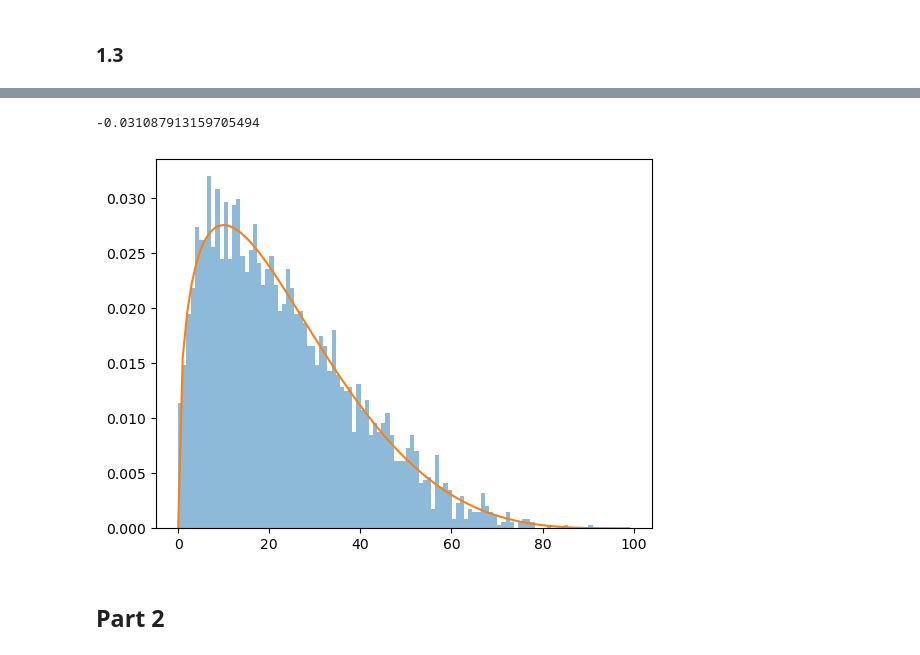
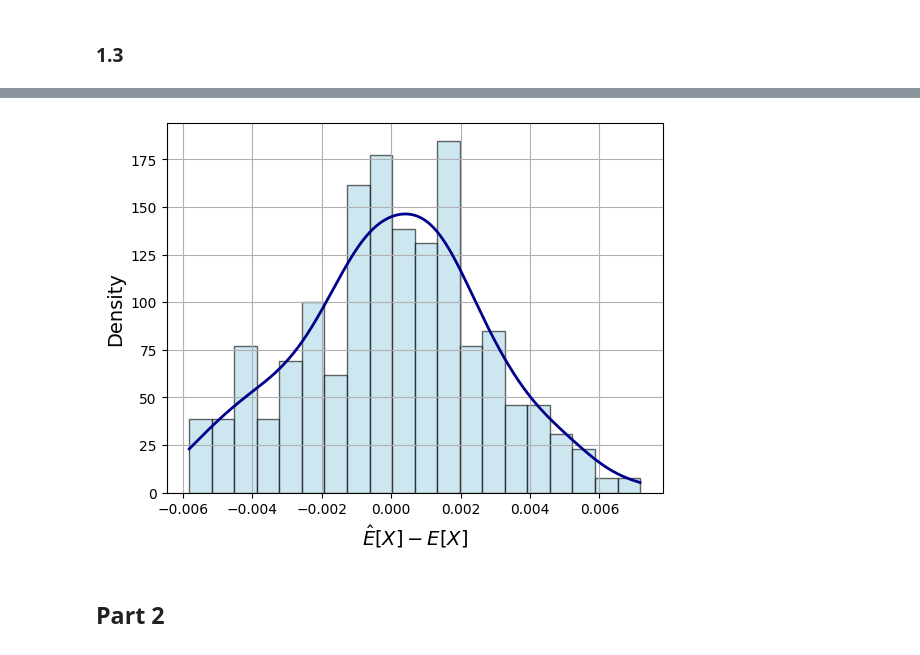
Before and after one commit to markoMedved/Mathematics2-HW, a Jupyter notebook: MCMC/solution.ipynb, the cells around one changed output, grey strips where cells are left out. Cells and saved outputs as stored; diff of their text form; code cells hidden in the pictures.

```diff
--- a/MCMC/solution.ipynb
+++ b/MCMC/solution.ipynb
@@ -76,20 +93,29 @@ E[x] - E_hat[X] = 4.957722734388881e-05 using 271 samples
 # %% [markdown]
 ### 1.3
 # %%
+from tqdm import tqdm
 np.random.seed(42)
 
+diffs = []
+averages = []
+stds = []
 
-for _ in range(10):
-    n = 9413605
+n = 55935632
 
+for _ in tqdm(range(200)):
     estimates = []
 
     x = np.random.uniform(0,100, size=n)
+    # times 100 because we used importance sampling
     fx = 100 * expected_value_integrand_p(x)
 
-    print(f"Average: {np.mean(fx) :.5f}")
-    print(f"Std: {np.std(fx) / np.sqrt(n)}")
+    # print(f"Average: {np.mean(fx) :.5f}")
+    averages.append(np.mean(fx))
+    # print(f"Std: {np.std(fx) / np.sqrt(n)}")
+    stds.append(np.std(fx))
 
     # Actual diff
-    diff = np.abs(np.mean(fx) - E)
-    print(f"Diff: {diff}")
+    diff = np.mean(fx) - E
+    # print(f"Diff: {diff}")
+
+    diffs.append(diff)
@@ -114,25 +122,25 @@ Diff: 0.0049100018161070125
-# %%
-np.random.seed(42)
-# Rejection sampling
-M = 3
-n = 11317
-
-x = np.random.uniform(a,c, size=n)
-
-u = np.random.uniform(0, M * 1 / (c -a), size=n)
-
-# Accept
-accepted = u < p(x)
-samples = x[accepted]
-
-print(np.mean(samples) - E)
-
-plt.hist(samples, bins=100, alpha=0.5, label='u samples', density=True)
-plt.plot(x_vec, vals)
-plt.show()
-# %% [output]
--0.031087913159705494
-[figure, removed]
+# %%
+# Plot the distribution of differences to the actual value
+import numpy as np
+import matplotlib.pyplot as plt
+from scipy.stats import gaussian_kde
+
+#
+
+# Histogram
+plt.hist(diffs, bins=20, density=True, color="lightblue", edgecolor="black", alpha=0.6)
+
+# Fit KDE
+density = gaussian_kde(diffs)
+x_vals = np.linspace(min(diffs), max(diffs), 300)
+plt.plot(x_vals, density(x_vals), color="darkblue", linewidth=2)
+
+plt.xlabel(r"$\hat{E}[X] - E[X]$", fontsize=14)
+plt.ylabel("Density", fontsize=14)
+plt.grid(True)
+plt.savefig("report/figures/diff.png")
+# %% [output]
+[figure, added]
 # %% [markdown]
 ## Part 2
 # %% [markdown]
```
Also changed, not shown: parts of 9 cells of this notebook, 11 other files.
